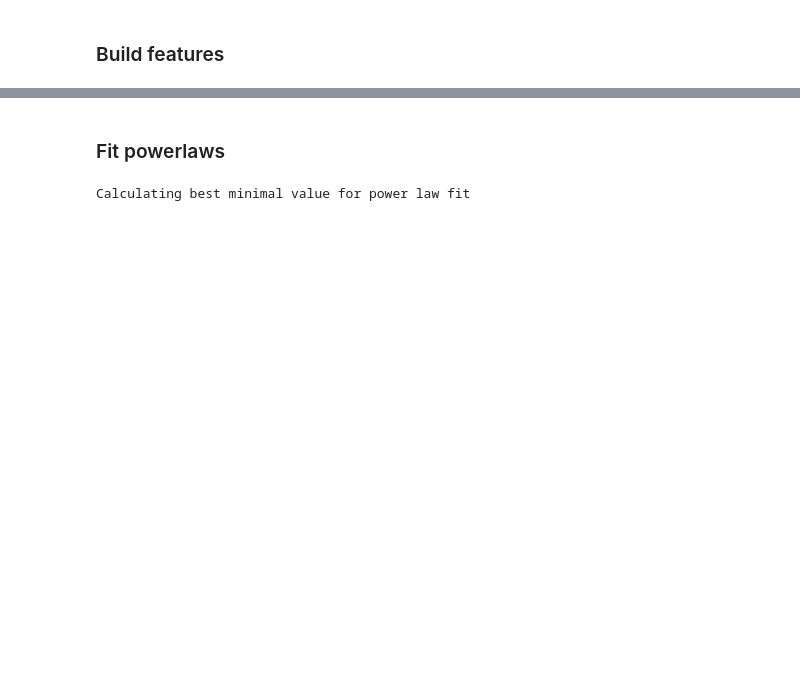
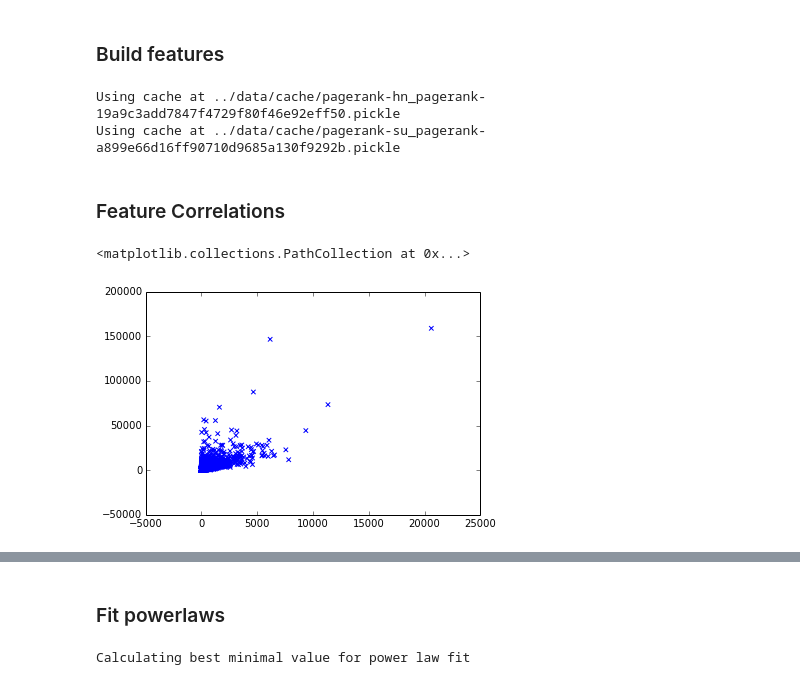
Before and after one commit to turtlesoupy/karma-prediction-cs224w, a Jupyter notebook: ipython/Karma.ipynb, the cells around one changed output, grey strips where cells are left out. Cells and saved outputs as stored; diff of their text form; code cells hidden in the pictures; blank space fills up the shorter version.

```diff
--- a/ipython/Karma.ipynb
+++ b/ipython/Karma.ipynb
@@ -57,12 +81,29 @@ hn_seconds_since_join = [(dt.datetime.now() - x[1].get('join_date', dt.datetime.
                          for x in hn_interaction_graph.nodes(data=True)]
 assert(len(hn_karmas) == len(hn_num_posts))
 assert(len(hn_karmas) == len(hn_seconds_since_join))
+hn_pagerank_dict = graph_tools.pagerank(hn_interaction_graph, cache_dir=CACHE_DIR, cache_key="hn_pagerank")
+hn_pageranks = [hn_pagerank_dict[x] for x in hn_interaction_graph.nodes()]
+del hn_pagerank_dict
+
 hn_feature_matrix = np.vstack((hn_num_posts, hn_seconds_since_join, np.ones(len(hn_num_posts)))).T
 
 su_reputations = [x[1]["reputation"] for x in su_interaction_graph.nodes(data=True)]
 su_num_posts = [su_interaction_graph.out_degree(x, weight='weight') for x in su_interaction_graph.nodes()]
 su_seconds_since_join = [(dt.datetime.now() - x[1].get('creation_time', dt.datetime.now())).total_seconds()
                          for x in su_interaction_graph.nodes(data=True)]
+su_pagerank_dict = graph_tools.pagerank(su_interaction_graph, cache_dir=CACHE_DIR, cache_key="su_pagerank")
+su_pageranks = [su_pagerank_dict[x] for x in su_interaction_graph.nodes()]
+del su_pagerank_dict
 assert(len(su_reputations) == len(su_num_posts))
 assert(len(su_reputations) == len(su_seconds_since_join))
 su_feature_matrix = np.vstack((su_num_posts, su_seconds_since_join, np.ones(len(su_num_posts)))).T
+# %% [output]
+Using cache at ../data/cache/pagerank-hn_pagerank-19a9c3add7847f4729f80f46e92eff50.pickle
+Using cache at ../data/cache/pagerank-su_pagerank-a899e66d16ff90710d9685a130f9292b.pickle
+# %% [markdown]
+### Feature Correlations
+# %%
+plt.scatter(hn_num_posts, hn_karmas, marker='x')
+# %% [output]
+<matplotlib.collections.PathCollection at 0x...>
+[figure, added]
```
Also changed, not shown: parts of 10 cells of this notebook, 4 other files.
